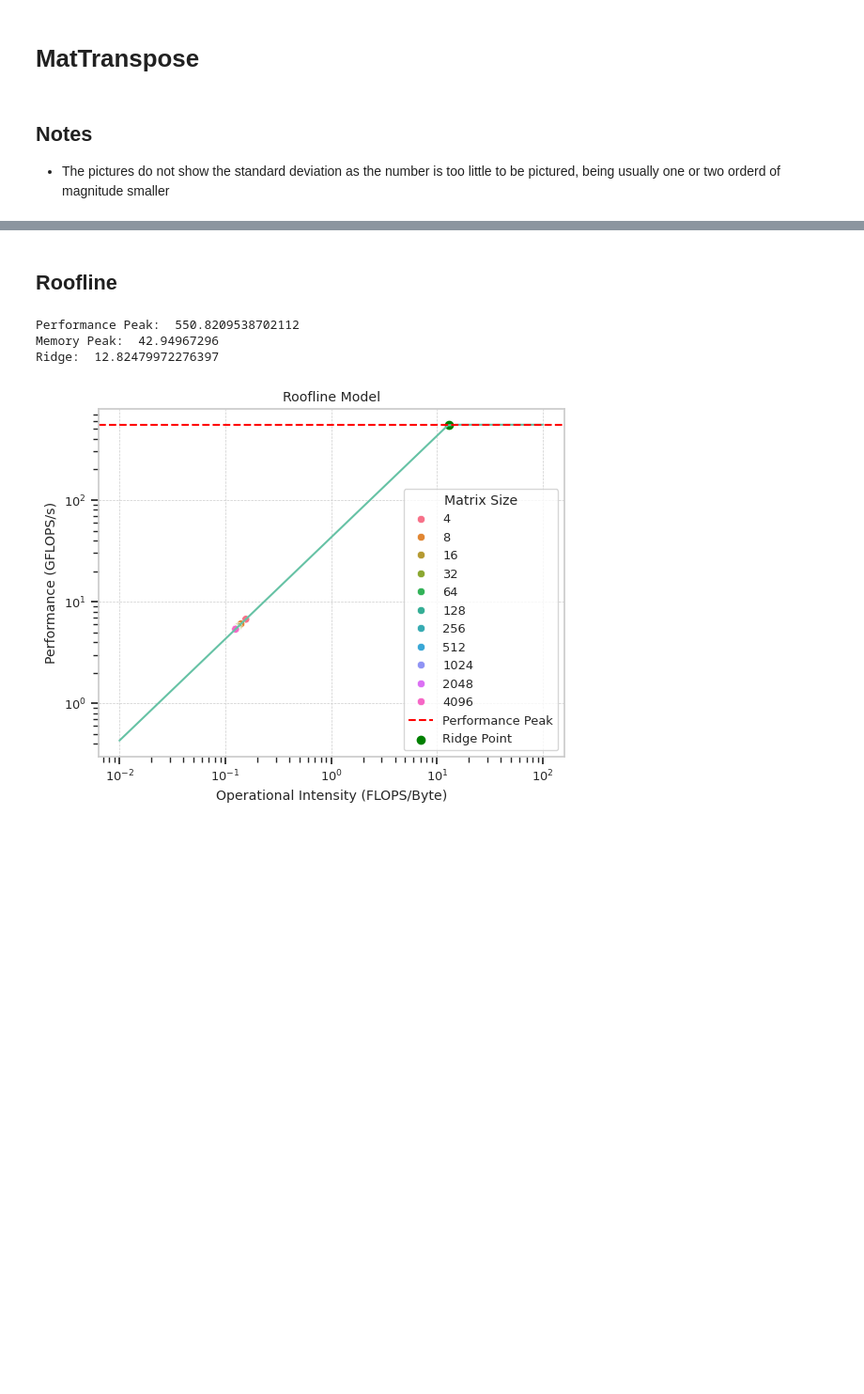
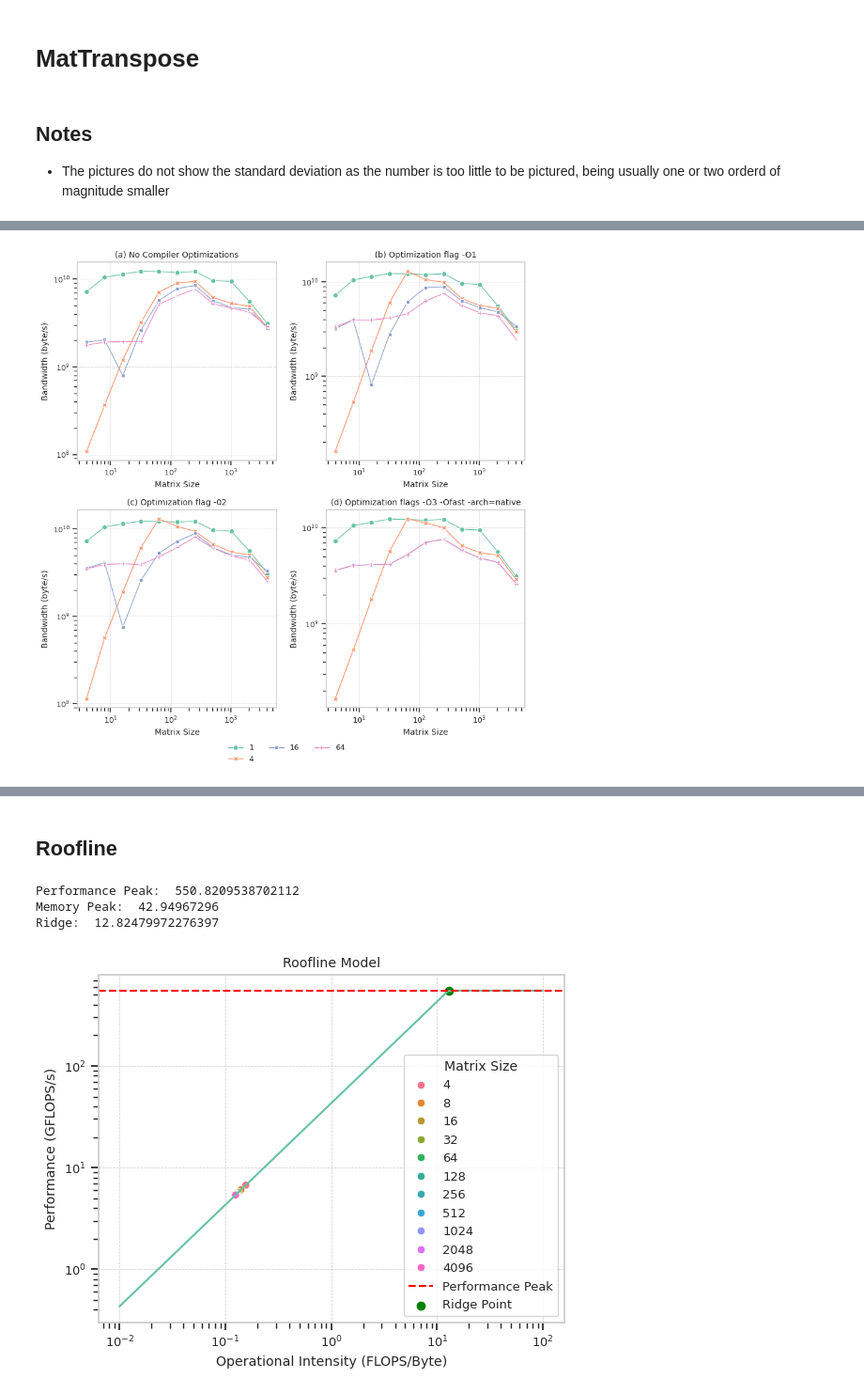
Before and after one commit to San7o/parallel-computing-cpp, a Jupyter notebook: benchmarks/plotting/notebooks-second-deliverable/matTranspose.ipynb, the cells around one changed output, grey strips where cells are left out. Shown at 94% size. Drawn from its saved outputs; the diff is of its cells as text; code cells hidden in the pictures; blank space fills up the shorter version.

```diff
--- a/benchmarks/plotting/notebooks/amalgamated.ipynb
+++ b/benchmarks/plotting/notebooks-second-deliverable/matTranspose.ipynb
@@ -104,0 +140,81 @@ fig.savefig("../images/transpose_base.svg", format='svg', bbox_inches='tight')
+# %%
+checkSymm_base_o0_np4['bandwidth'] = checkSymm_base_o0_np4.apply(lambda row: data.effective_bandwidth((row.space * 4) ** 2, row['mean'], True), axis=1)
+checkSymm_base_o0_np16['bandwidth'] = checkSymm_base_o0_np16.apply(lambda row: data.effective_bandwidth((row.space * 4) ** 2, row['mean'], True), axis=1)
+checkSymm_base_o0_np64['bandwidth'] = checkSymm_base_o0_np64.apply(lambda row: data.effective_bandwidth((row.space * 4) ** 2, row['mean'], True), axis=1)
+
+checkSymm_base_o1_np4['bandwidth'] = checkSymm_base_o1_np4.apply(lambda row: data.effective_bandwidth((row.space * 4) ** 2, row['mean'], True), axis=1)
+checkSymm_base_o1_np16['bandwidth'] = checkSymm_base_o1_np16.apply(lambda row: data.effective_bandwidth((row.space * 4) ** 2, row['mean'], True), axis=1)
+checkSymm_base_o1_np64['bandwidth'] = checkSymm_base_o1_np64.apply(lambda row: data.effective_bandwidth((row.space * 4) ** 2, row['mean'], True), axis=1)
+
+checkSymm_base_o2_np4['bandwidth'] = checkSymm_base_o2_np4.apply(lambda row: data.effective_bandwidth((row.space * 4) ** 2, row['mean'], True), axis=1)
+checkSymm_base_o2_np16['bandwidth'] = checkSymm_base_o2_np16.apply(lambda row: data.effective_bandwidth((row.space * 4) ** 2, row['mean'], True), axis=1)
+checkSymm_base_o2_np64['bandwidth'] = checkSymm_base_o2_np64.apply(lambda row: data.effective_bandwidth((row.space * 4) ** 2, row['mean'], True), axis=1)
+
+checkSymm_base_o3_np4['bandwidth'] = checkSymm_base_o3_np4.apply(lambda row: data.effective_bandwidth((row.space * 4) ** 2, row['mean'], True), axis=1)
+checkSymm_base_o3_np16['bandwidth'] = checkSymm_base_o3_np16.apply(lambda row: data.effective_bandwidth((row.space * 4) ** 2, row['mean'], True), axis=1)
+checkSymm_base_o3_np64['bandwidth'] = checkSymm_base_o3_np64.apply(lambda row: data.effective_bandwidth((row.space * 4) ** 2, row['mean'], True), axis=1)
+# %%
+fig, axes = plt.subplots(2, 2, figsize=(10, 10))
+
+lp1 = sns.lineplot(
+    data=pd.concat([checkSymm, checkSymm_base_o0_np4, checkSymm_base_o0_np16, checkSymm_base_o0_np64]),
+    x="space", y="bandwidth", hue="np", style="np",
+    markers=True, dashes=False, ax=axes[0][0],
+    linewidth = 1
+)
+
+axes[0][0].set_yscale('log')
+axes[0][0].set_xscale('log')
+axes[0][0].set_title('(a) No Compiler Optimizations')
+axes[0][0].set_xlabel('Matrix Size')
+axes[0][0].set_ylabel('Bandwidth (byte/s)')
+axes[0,0].grid(True, which='major', linestyle='--', linewidth=0.5)
+
+lp2 = sns.lineplot(
+    data=pd.concat([checkSymm, checkSymm_base_o1_np4, checkSymm_base_o1_np16, checkSymm_base_o1_np64]),
+    x="space", y="bandwidth", hue="np", style="np",
+    markers=True, dashes=False, ax=axes[0][1], legend=False,
+    linewidth = 1
+)
+axes[0][1].set_yscale('log')
+axes[0][1].set_xscale('log')
+axes[0][1].set_title('(b) Optimization flag -O1')
+axes[0][1].set_xlabel('Matrix Size')
+axes[0][1].set_ylabel('Bandwidth (byte/s)')
+axes[0,1].grid(which='major', linestyle='--', linewidth=0.5)
+
+lp3 = sns.lineplot(
+    data=pd.concat([checkSymm, checkSymm_base_o2_np4, checkSymm_base_o2_np16, checkSymm_base_o2_np64]),
+    x="space", y="bandwidth", hue="np", style="np",
+    markers=True, dashes=False, ax=axes[1][0], legend=False,
+    linewidth = 1
+)
+axes[1][0].set_yscale('log')
+axes[1][0].set_xscale('log')
+axes[1][0].set_title('(c) Optimization flag -02')
+axes[1][0].set_xlabel('Matrix Size')
+axes[1][0].set_ylabel('Bandwidth (byte/s)')
+axes[1,0].grid(which='major', linestyle='--', linewidth=0.5)
+
+lp3 = sns.lineplot(
+    data=pd.concat([checkSymm, checkSymm_base_o3_np4, checkSymm_base_o3_np16, checkSymm_base_o3_np64]),
+    x="space", y="bandwidth", hue="np", style="np",
+    markers=True, dashes=False, ax=axes[1][1], legend=False,
+    linewidth = 1
+)
+axes[1][1].set_yscale('log')
+axes[1][1].set_xscale('log')
+axes[1][1].set_title('(d) Optimization flags -O3 -Ofast -arch=native')
+axes[1][1].set_xlabel('Matrix Size')
+axes[1][1].set_ylabel('Bandwidth (byte/s)')
+axes[1,1].grid(which='major', linestyle='--', linewidth=0.5)
+
+sns.move_legend(
+    lp1, "upper center",
+    bbox_to_anchor=(1.05, -1.4), ncol=3, title="", frameon=False,
+)
+fig.subplots_adjust(hspace=0.25, wspace=0.25)
+plt.show()
+fig.savefig("../images/transpose_base.svg", format='svg', bbox_inches='tight')
+# %% [output]
+[figure, added]
```
Also changed, not shown: parts of 11 cells of this notebook, 9 other files.
